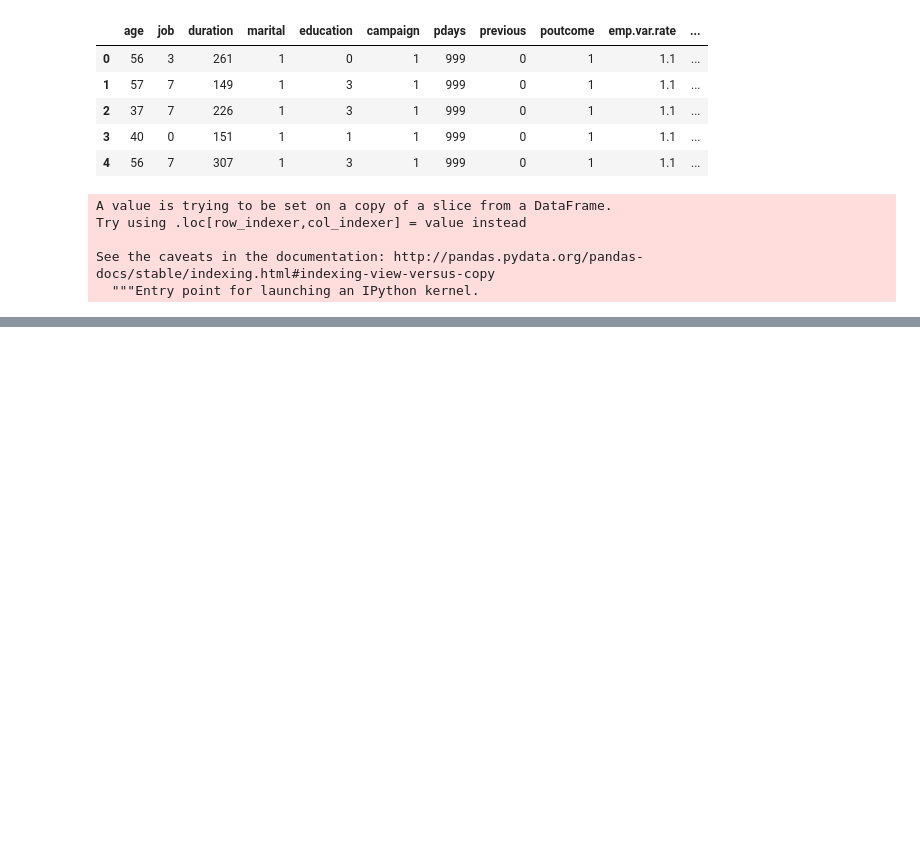
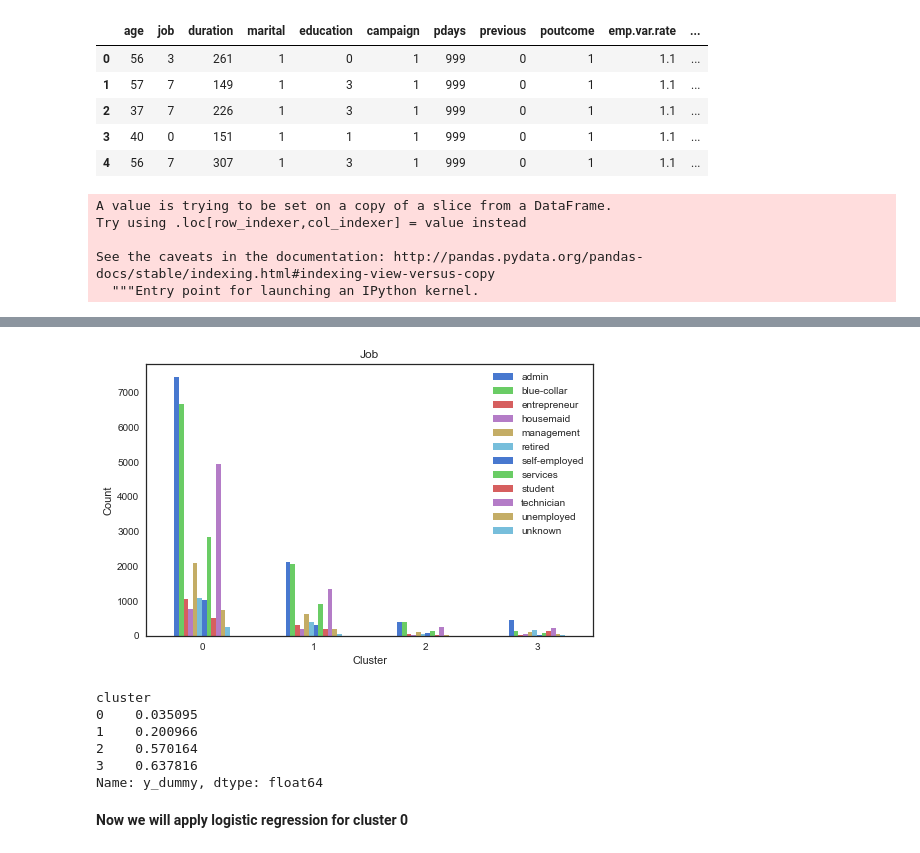
Before and after one commit to dipanjan123/Capstone_project2, a Jupyter notebook: Capstone2-ML.ipynb, the cells around one changed output, grey strips where cells are left out. Saved outputs shown, nothing was run; the diff lists cells and outputs as text; code cells hidden in the pictures; blank space fills up the shorter version.

```diff
--- a/Capstone2-ML.ipynb
+++ b/Capstone2-ML.ipynb
@@ -793,0 +940,21 @@ plt.show()
+# %%
+_ = pd.crosstab(data['cluster'], data['job']).plot(kind='bar', figsize=(8,5))
+_ = plt.title('Job')
+_ = plt.xlabel('Cluster')
+_ = plt.xticks(range(0,4), ('0', '1', '2','3'), rotation=0)
+_ = plt.ylabel('Count')
+_ = plt.legend(['admin','blue-collar','entrepreneur','housemaid','management','retired','self-employed','services','student','technician','unemployed','unknown'])
+plt.show()
+# %% [output]
+[figure, added]
+# %%
+df_new.groupby('cluster')['y_dummy'].mean()
+# %% [output]
+cluster
+0    0.035095
+1    0.200966
+2    0.570164
+3    0.637816
+Name: y_dummy, dtype: float64
+# %% [markdown]
+<b> Now we will apply logistic regression for cluster 0</b>
```
Also changed, not shown: parts of 50 cells of this notebook.
